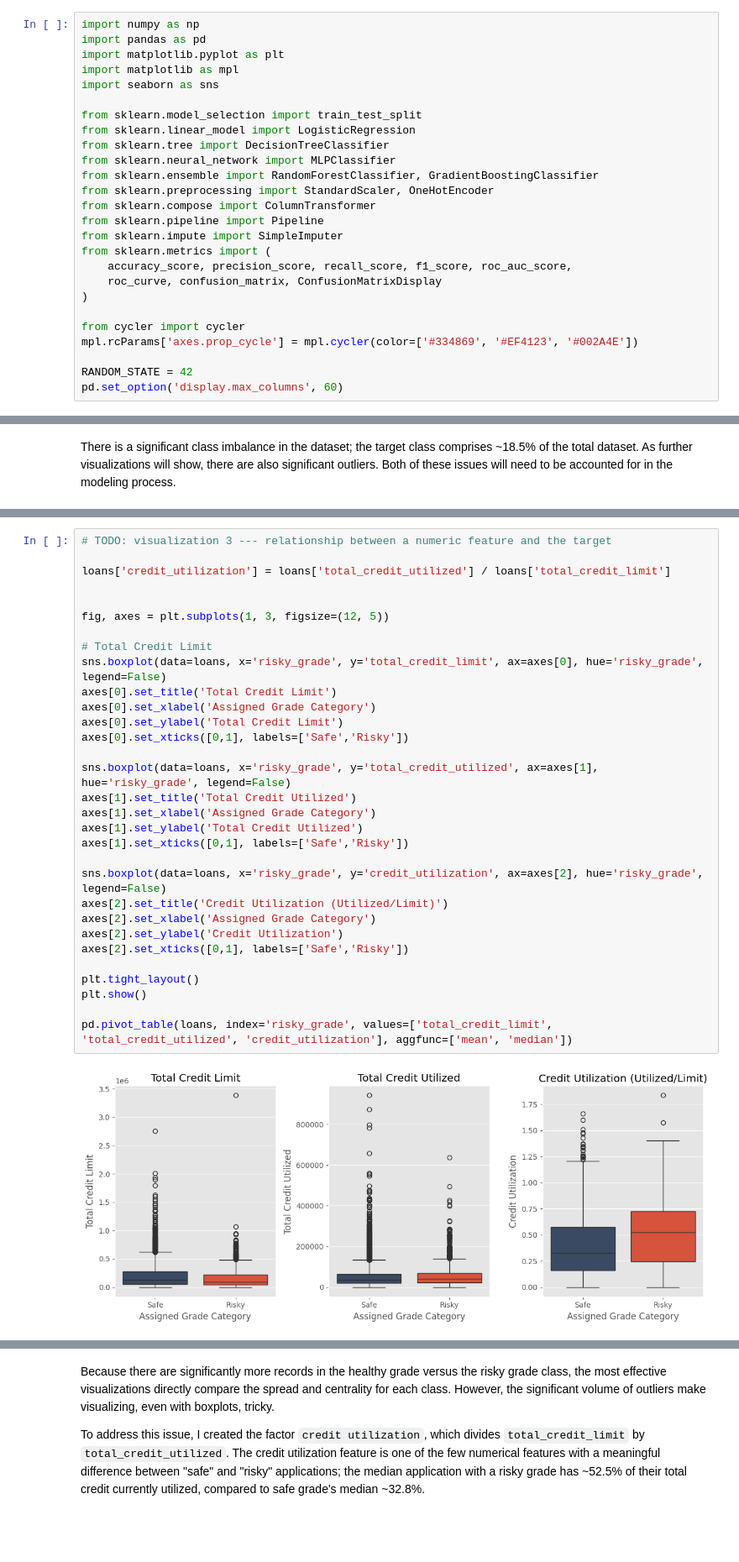
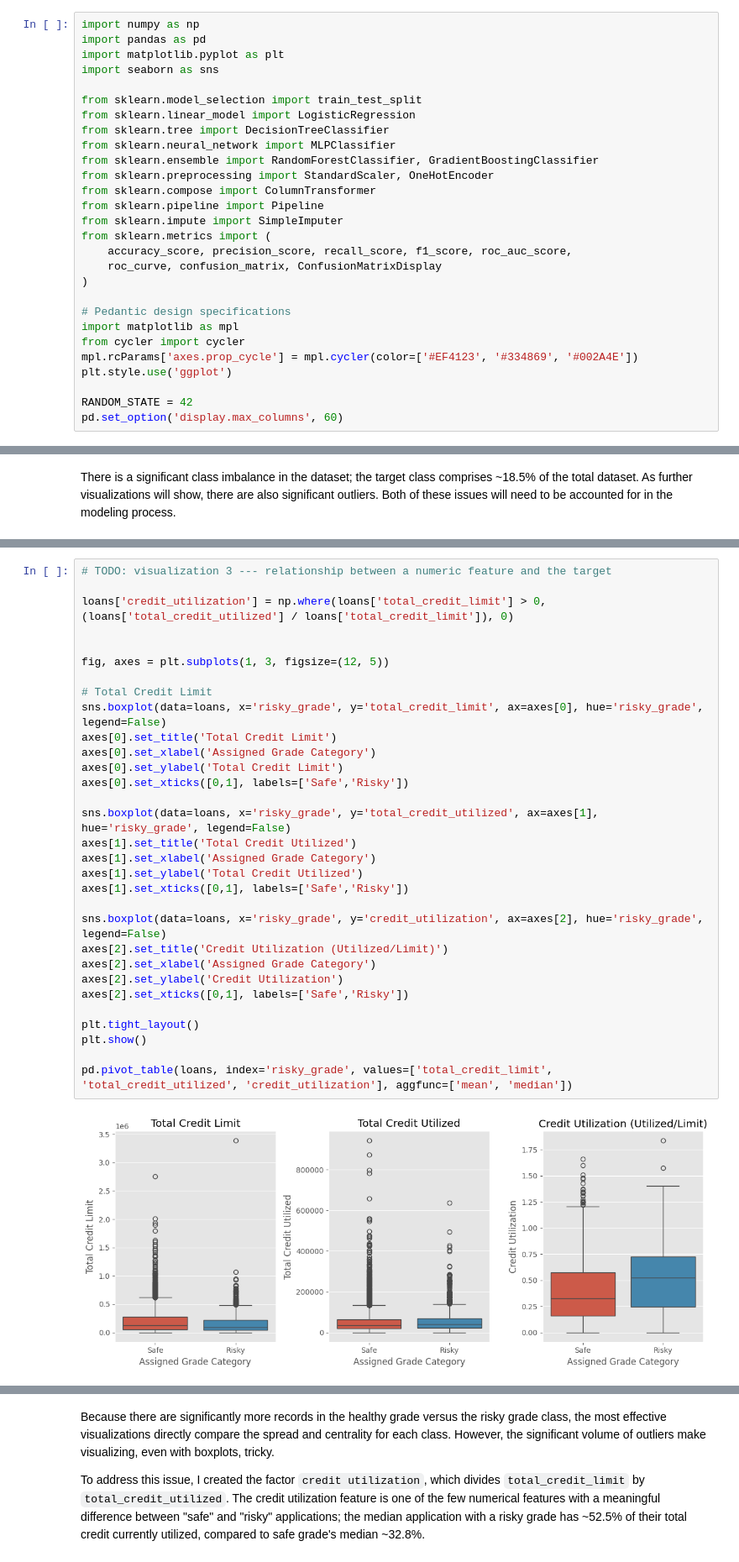
Before and after one commit to glitterdwarf/bana620_capstone, a Jupyter notebook: capstone_starter_notebook.ipynb, the cells around one changed output, grey strips where cells are left out. Shown at 84% size. Cells and saved outputs as stored; diff of their text form; blank space fills up the shorter version.

```diff
--- a/capstone_starter_notebook.ipynb
+++ b/capstone_starter_notebook.ipynb
@@ -9,7 +9,6 @@
 import numpy as np
 import pandas as pd
 import matplotlib.pyplot as plt
-import matplotlib as mpl
 import seaborn as sns
 
 from sklearn.model_selection import train_test_split
@@ -26,8 +25,11 @@ from sklearn.metrics import (
     roc_curve, confusion_matrix, ConfusionMatrixDisplay
 )
 
+# Pedantic design specifications
+import matplotlib as mpl
 from cycler import cycler
-mpl.rcParams['axes.prop_cycle'] = mpl.cycler(color=['#334869', '#EF4123', '#002A4E'])
+mpl.rcParams['axes.prop_cycle'] = mpl.cycler(color=['#EF4123', '#334869', '#002A4E'])
+plt.style.use('ggplot')
 
 RANDOM_STATE = 42
 pd.set_option('display.max_columns', 60)
@@ -122,36 +142,36 @@ Though the dataset has significant missingness, the majority of it makes sense.
 # %%
 # TODO: visualization 3 --- relationship between a numeric feature and the target
 
-loans['credit_utilization'] = loans['total_credit_utilized'] / loans['total_credit_limit']
+loans['credit_utilization'] = np.where(loans['total_credit_limit'] > 0, (loans['total_credit_utilized'] / loans['total_credit_limit']), 0)
 
 
 fig, axes = plt.subplots(1, 3, figsize=(12, 5))
 
 # Total Credit Limit
 sns.boxplot(data=loans, x='risky_grade', y='total_credit_limit', ax=axes[0], hue='risky_grade', legend=False)
 axes[0].set_title('Total Credit Limit')
 axes[0].set_xlabel('Assigned Grade Category')
 axes[0].set_ylabel('Total Credit Limit')
 axes[0].set_xticks([0,1], labels=['Safe','Risky'])
 
 sns.boxplot(data=loans, x='risky_grade', y='total_credit_utilized', ax=axes[1], hue='risky_grade', legend=False)
 axes[1].set_title('Total Credit Utilized')
 axes[1].set_xlabel('Assigned Grade Category')
 axes[1].set_ylabel('Total Credit Utilized')
 axes[1].set_xticks([0,1], labels=['Safe','Risky'])
 
 sns.boxplot(data=loans, x='risky_grade', y='credit_utilization', ax=axes[2], hue='risky_grade', legend=False)
 axes[2].set_title('Credit Utilization (Utilized/Limit)')
 axes[2].set_xlabel('Assigned Grade Category')
 axes[2].set_ylabel('Credit Utilization')
 axes[2].set_xticks([0,1], labels=['Safe','Risky'])
 
 plt.tight_layout()
 plt.show()
 
 pd.pivot_table(loans, index='risky_grade', values=['total_credit_limit', 'total_credit_utilized', 'credit_utilization'], aggfunc=['mean', 'median'])
 # %% [output]
-[figure, old version]
+[figure, new version]
 |  | mean |  |  | median | ... |
 |  | credit_utilization | total_credit_limit | total_credit_utilized | credit_utilization | ... |
 | risky_grade |  |  |  |  | ... |
```
Also changed, not shown: parts of 24 cells of this notebook, 1 other file.
